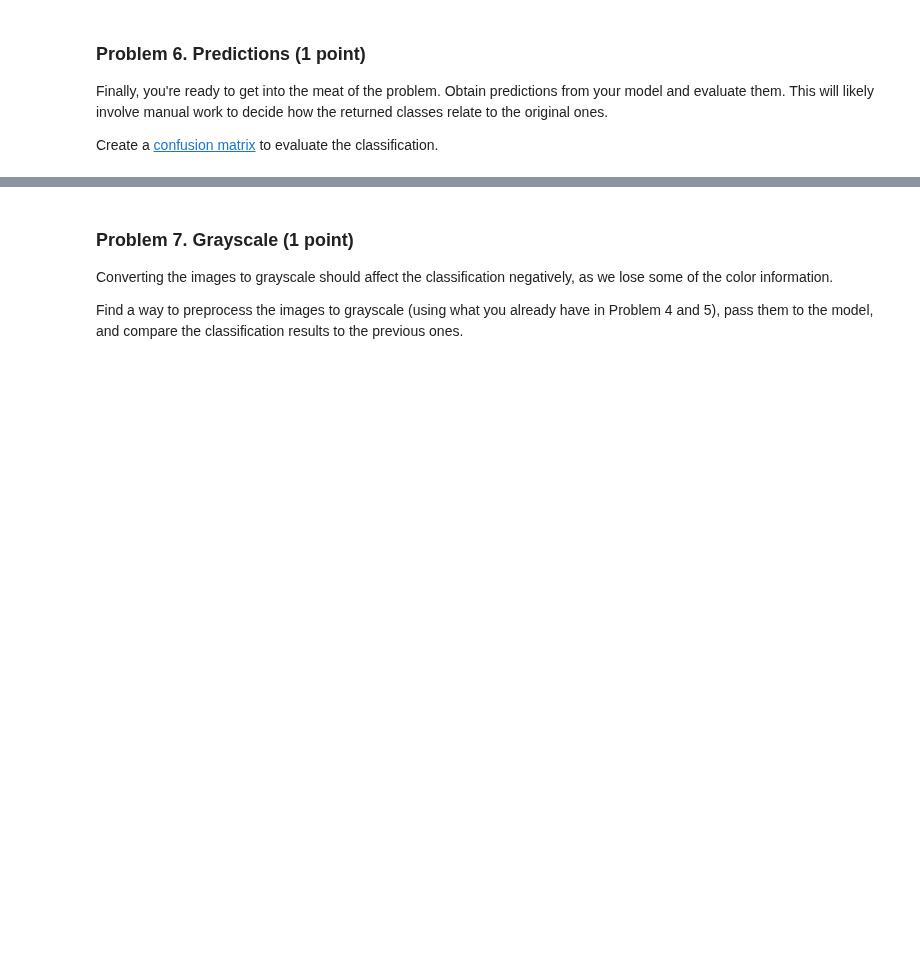
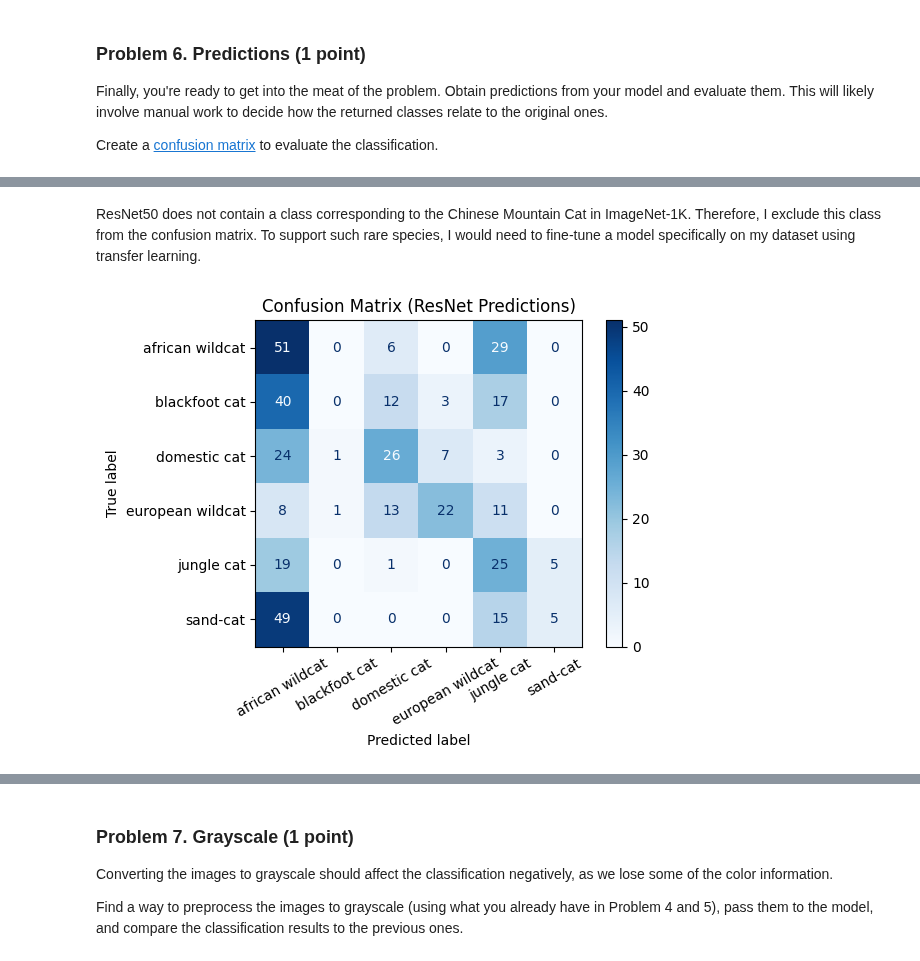
Before and after one commit to stilyan122/AI-and-Machine-Learning, a Jupyter notebook: Data Science/Working with Images/Working with Images Lab.ipynb, the cells around one changed output, grey strips where cells are left out. Drawn from its saved outputs; the diff is of its cells as text; code cells hidden in the pictures; blank space fills up the shorter version.

Commit message:
Finished Working with Images - Exercise - exercises from 4 to 7 incl. - preparing images for model, loading them, predictions with non- and grayscale images

```diff
--- a/Data Science/Working with Images/Working with Images Lab.ipynb
+++ b/Data Science/Working with Images/Working with Images Lab.ipynb
@@ -147,0 +271,37 @@ Create a [confusion matrix](https://en.wikipedia.org/wiki/Confusion_matrix) to e
+# %% [markdown]
+ResNet50 does not contain a class corresponding to the Chinese Mountain Cat in ImageNet-1K. Therefore, I exclude this class from the confusion matrix. To support such rare species, I would need to fine-tune a model specifically on my dataset using transfer learning.
+# %%
+imagenet_to_our_class = {
+    285: 0,  # egyptian cat - african wildcat
+    283: 1,  # persian cat - blackfoot cat
+    # 2 is chinese mountain cat - no mapping
+    281: 3,  # tabby - domestic cat
+    282: 4,  # tiger cat - european wildcat
+    287: 5,  # lynx - jungle cat
+    286: 6   # cougar - sand-cat
+}
+# %%
+mapped_preds = [imagenet_to_our_class.get(p, -1) for p in all_preds]
+# %%
+# Filter out unmatched class (label 2)
+y_true, y_pred = [], []
+for t, p in zip(all_labels, mapped_preds):
+    if p != -1 and t != 2:  # skip chinese mountain cat
+        y_true.append(t)
+        y_pred.append(p)
+# %%
+labels_to_show = [0, 1, 3, 4, 5, 6]
+class_names = [
+    'african wildcat', 'blackfoot cat', 'domestic cat',
+    'european wildcat', 'jungle cat', 'sand-cat'
+]
+# %%
+cm = confusion_matrix(y_true, y_pred, labels=labels_to_show)
+disp = ConfusionMatrixDisplay(confusion_matrix=cm, display_labels=class_names)
+disp.plot(cmap="Blues")
+plt.title("Confusion Matrix (ResNet Predictions)")
+plt.xticks(rotation=30)
+plt.tight_layout()
+plt.show()
+# %% [output]
+[figure, added]
```
Also changed, not shown: parts of 21 cells of this notebook.
